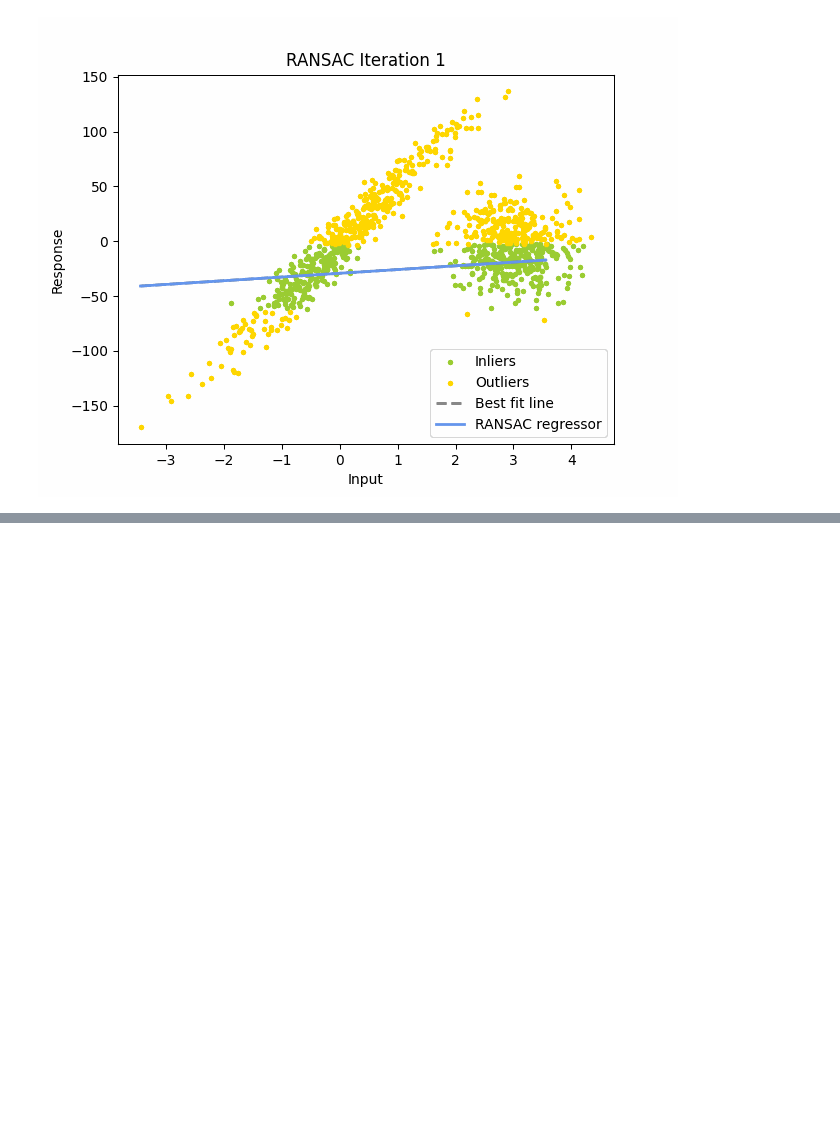
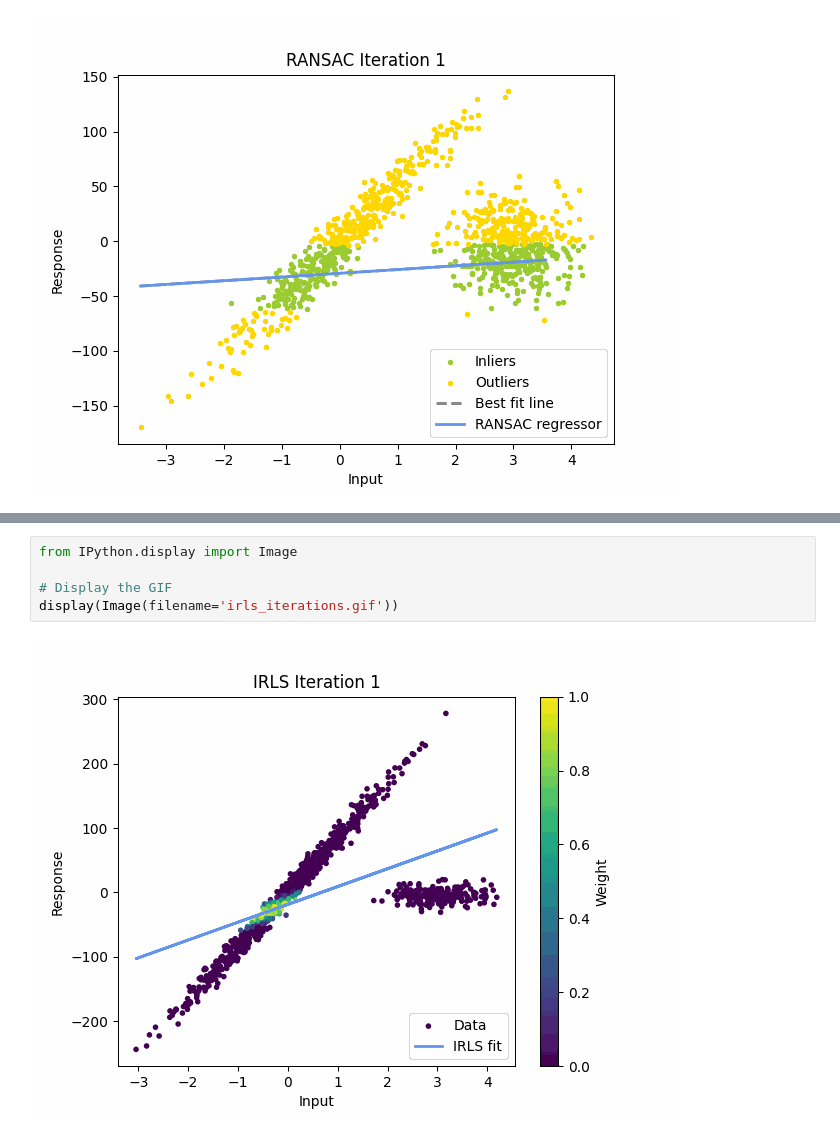
Before and after one commit to KushnirDmytro/research_frontiers_2024, a Jupyter notebook: notebooks/RANSAC_basic_examples.ipynb, the cells around one changed output, grey strips where cells are left out. Saved outputs shown, nothing was run; the diff lists cells and outputs as text; blank space fills up the shorter version.

```diff
--- a/notebooks/RANSAC_basic_examples.ipynb
+++ b/notebooks/RANSAC_basic_examples.ipynb
@@ -239,0 +323,7 @@ display(Image(filename='ransac_iterations.gif'))
+# %%
+from IPython.display import Image
+
+# Display the GIF
+display(Image(filename='irls_iterations.gif'))
+# %% [output]
+[figure, added]
```
Also changed, not shown: parts of 4 cells of this notebook.
